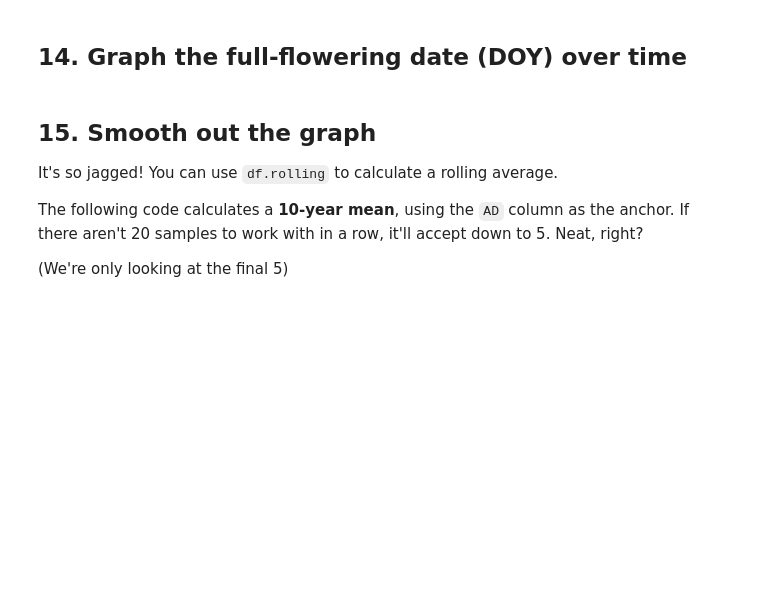
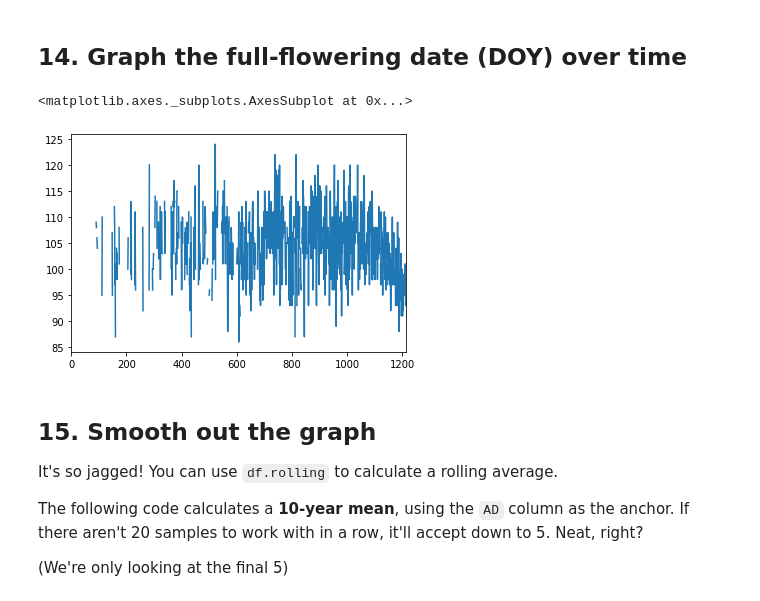
Before and after one commit to elenamlutz/foundations_homework, a Jupyter notebook: 07-homework/cherry-blossoms/Cherry Blossoms.ipynb, the cells around one changed output. Cells and saved outputs as stored; diff of their text form; code cells hidden in the pictures; blank space fills up the shorter version.

```diff
--- a/07-homework/cherry-blossoms/Cherry Blossoms.ipynb
+++ b/07-homework/cherry-blossoms/Cherry Blossoms.ipynb
@@ -51,5 +214,11 @@ You'll need to read the documentation inside of the Excel file.
 # %% [markdown]
 ## 14. Graph the full-flowering date (DOY) over time
+# %%
+#df.groupby(by='Style').IBUs.median().sort_values(ascending=True).plot(x='Style', y='IBUs', kind='barh')
+df.Full_flowering_date_DOY.plot(x='AD', y='Full_flowering_date_DOY')
+# %% [output]
+<matplotlib.axes._subplots.AxesSubplot at 0x...>
+[figure, added]
 # %% [markdown]
 ## 15. Smooth out the graph
 
```
Also changed, not shown: parts of 31 cells of this notebook.
